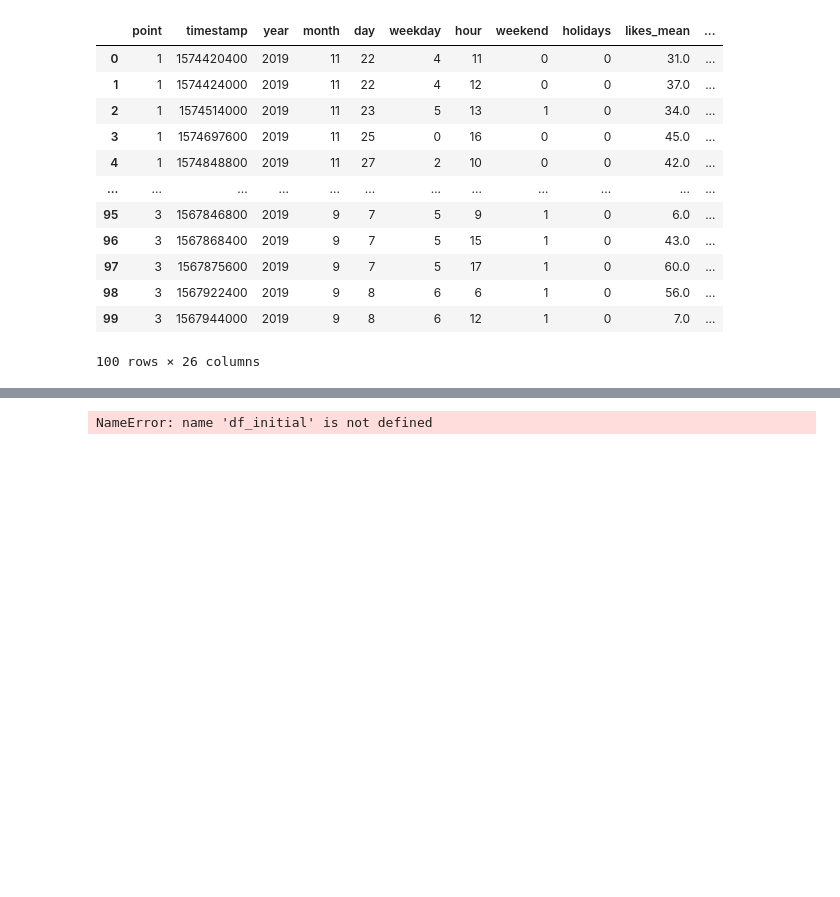
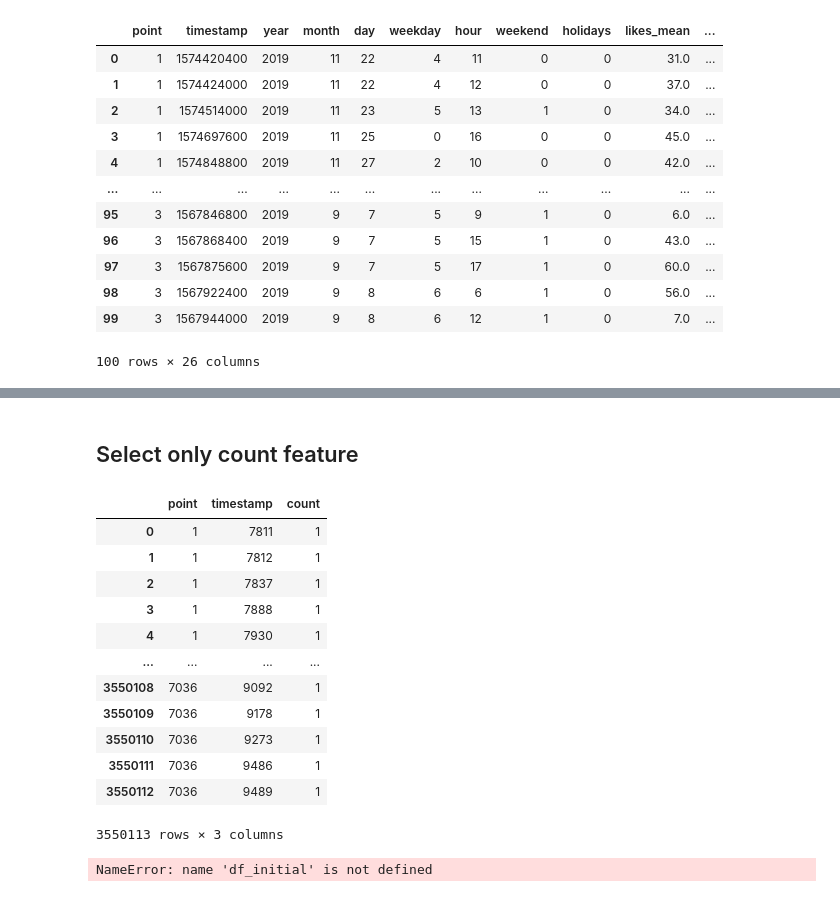
Before and after one commit to DmitryPogrebnoy/IndustrialML_ITMO, a Jupyter notebook: task1/preprocess.ipynb, the cells around one changed output, grey strips where cells are left out. Cells and saved outputs as stored; diff of their text form; code cells hidden in the pictures; blank space fills up the shorter version.

```diff
--- a/task1/preprocess.ipynb
+++ b/task1/preprocess.ipynb
@@ -500,0 +511,24 @@ train_df.to_csv("./data/preprocessed.csv", index=None)
+# %% [markdown]
+## Select only count feature
+# %%
+train_df = pd.read_csv("./data/preprocessed.csv")
+# %%
+train_df = train_df[['point', 'timestamp', 'count']]
+train_df['timestamp'] -= train_df['timestamp'].min()
+train_df['timestamp'] /= 60 * 60
+train_df['timestamp'] = train_df['timestamp'].astype(int)
+train_df
+# %% [output]
+|  | point | timestamp | count |
+| 0 | 1 | 7811 | 1 |
+| 1 | 1 | 7812 | 1 |
+| 2 | 1 | 7837 | 1 |
+| 3 | 1 | 7888 | 1 |
+| 4 | 1 | 7930 | 1 |
+| ... | ... | ... | ... |
+| 3550108 | 7036 | 9092 | 1 |
+| 3550109 | 7036 | 9178 | 1 |
+| 3550110 | 7036 | 9273 | 1 |
+| 3550111 | 7036 | 9486 | 1 |
+| 3550112 | 7036 | 9489 | 1 |
+3550113 rows × 3 columns
```
Also changed, not shown: parts of 2 cells of this notebook, 2 other files.
